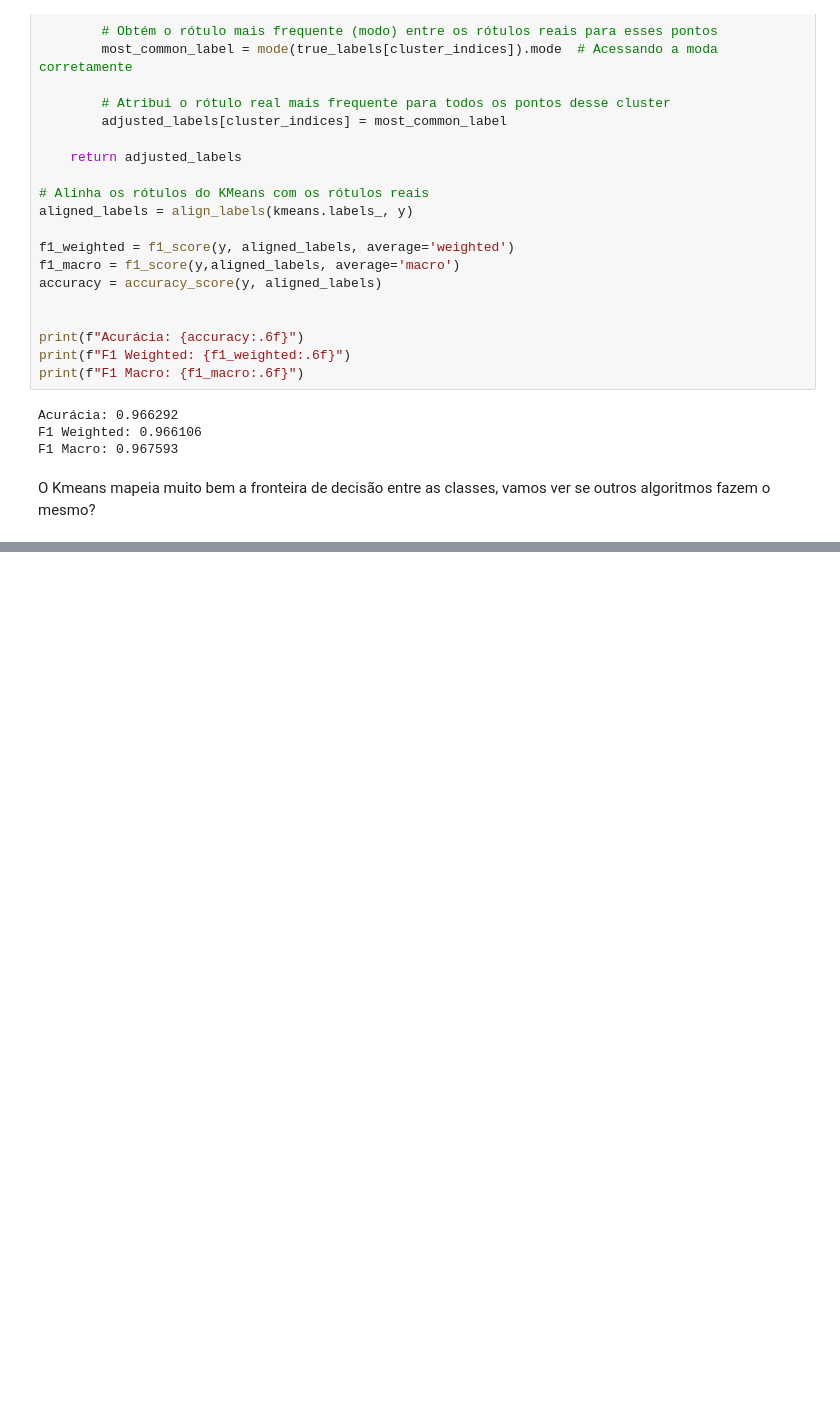
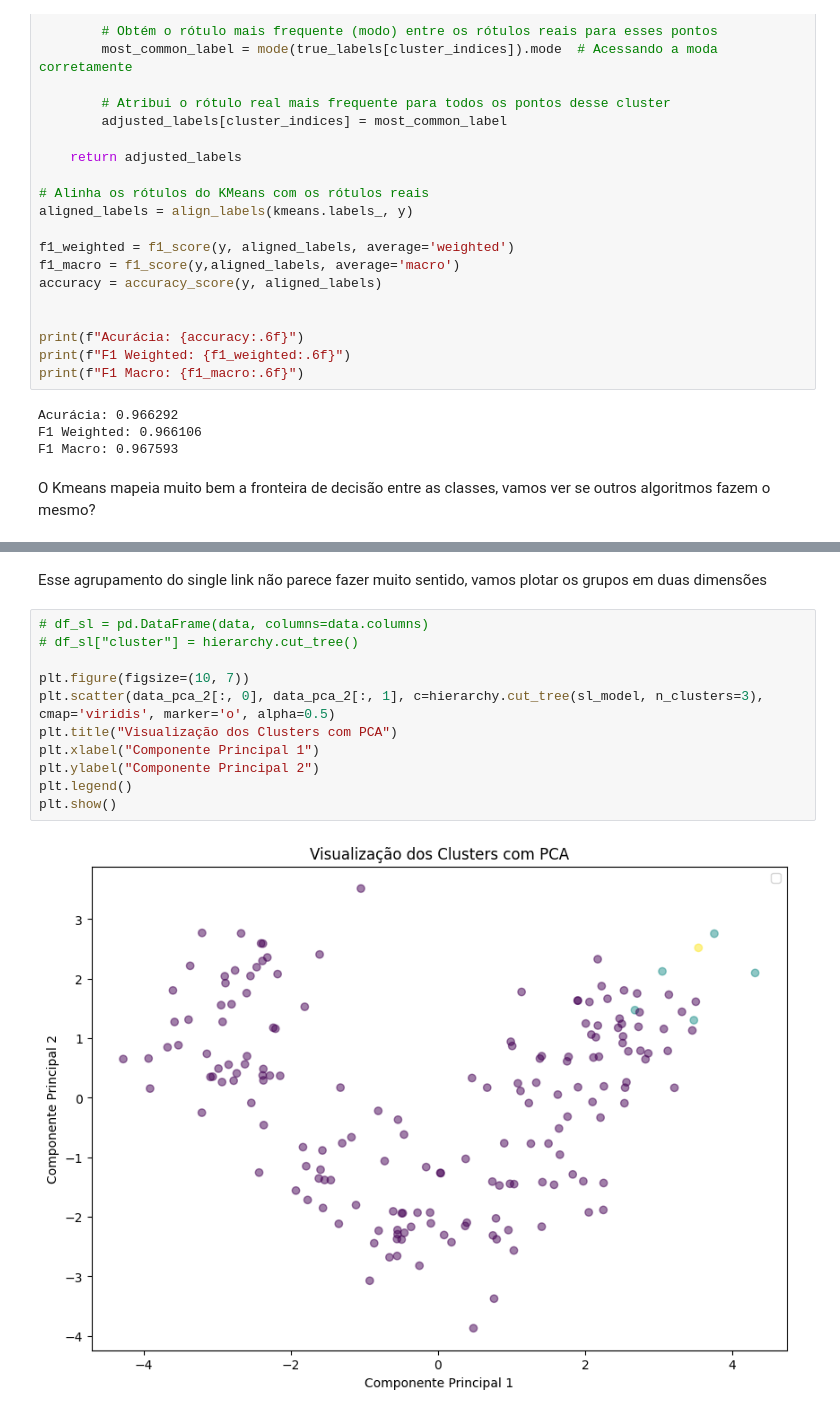
Before and after one commit to DanielAlmeida19/mineracao-dados-atividades, a Jupyter notebook: clustering.ipynb, the cells around one changed output, grey strips where cells are left out. Cells and saved outputs as stored; diff of their text form; blank space fills up the shorter version.

Commit message:
feat: finished (temporarily) clustering activity

```diff
--- a/clustering.ipynb
+++ b/clustering.ipynb
@@ -213,0 +241,15 @@ mat_x = pdist(data)
+# %% [markdown]
+Esse agrupamento do single link não parece fazer muito sentido, vamos plotar os grupos em duas dimensões
+# %%
+# df_sl = pd.DataFrame(data, columns=data.columns)
+# df_sl["cluster"] = hierarchy.cut_tree()
+
+plt.figure(figsize=(10, 7))
+plt.scatter(data_pca_2[:, 0], data_pca_2[:, 1], c=hierarchy.cut_tree(sl_model, n_clusters=3), cmap='viridis', marker='o', alpha=0.5)
+plt.title("Visualização dos Clusters com PCA")
+plt.xlabel("Componente Principal 1")
+plt.ylabel("Componente Principal 2")
+plt.legend()
+plt.show()
+# %% [output]
+[figure, added]
```
Also changed, not shown: parts of 5 cells of this notebook.
